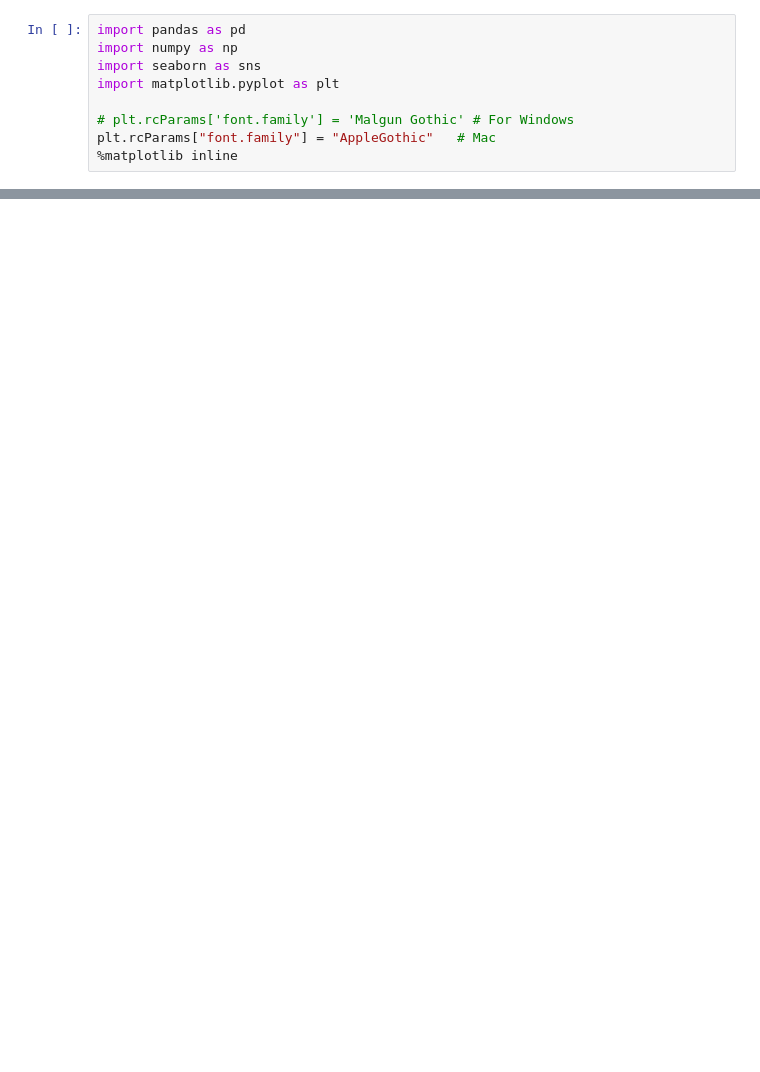
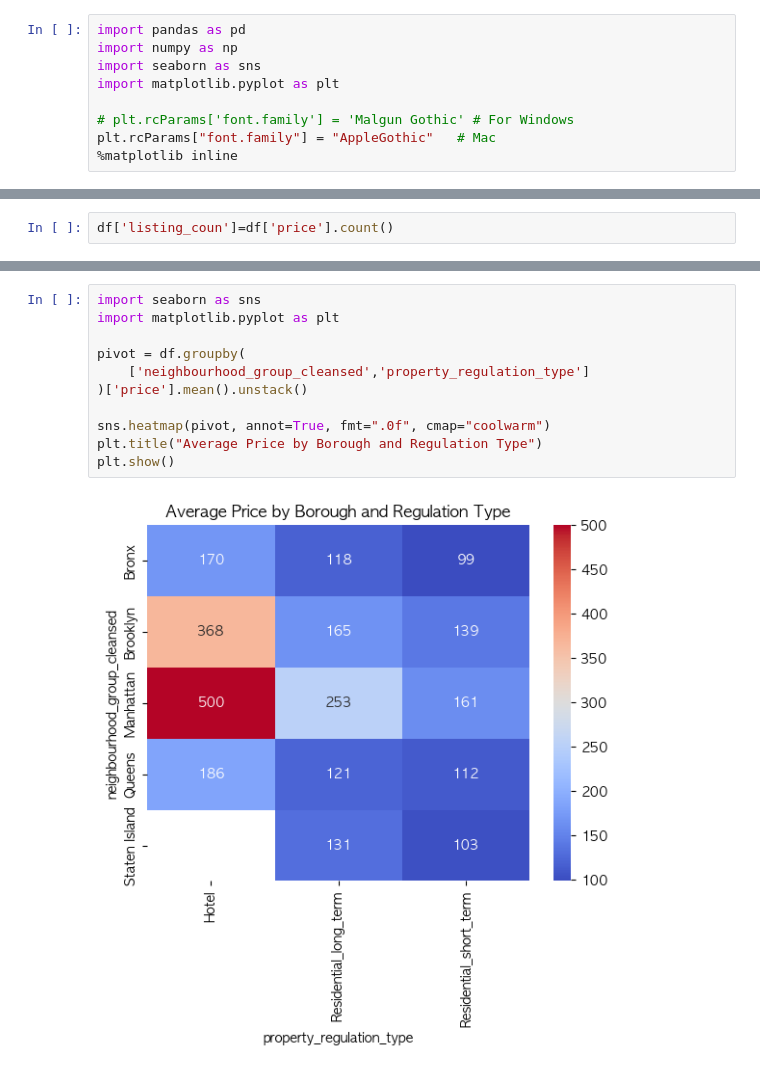
Before and after one commit to motimit/second_project, a Jupyter notebook: Sohui_EDA/EDA.ipynb, the cells around one changed output, grey strips where cells are left out. Saved outputs shown, nothing was run; the diff lists cells and outputs as text; blank space fills up the shorter version.

```diff
--- a/Sohui_EDA/EDA.ipynb
+++ b/Sohui_EDA/EDA.ipynb
@@ -68,0 +186,2 @@ Name: count, dtype: int64
+# %%
+df['listing_coun']=df['price'].count()
@@ -83,0 +231,13 @@ Name: price, dtype: float64
+# %%
+import seaborn as sns
+import matplotlib.pyplot as plt
+
+pivot = df.groupby(
+    ['neighbourhood_group_cleansed','property_regulation_type']
+)['price'].mean().unstack()
+
+sns.heatmap(pivot, annot=True, fmt=".0f", cmap="coolwarm")
+plt.title("Average Price by Borough and Regulation Type")
+plt.show()
+# %% [output]
+[figure, added]
```
Also changed, not shown: parts of 21 cells of this notebook, 1 other file.
